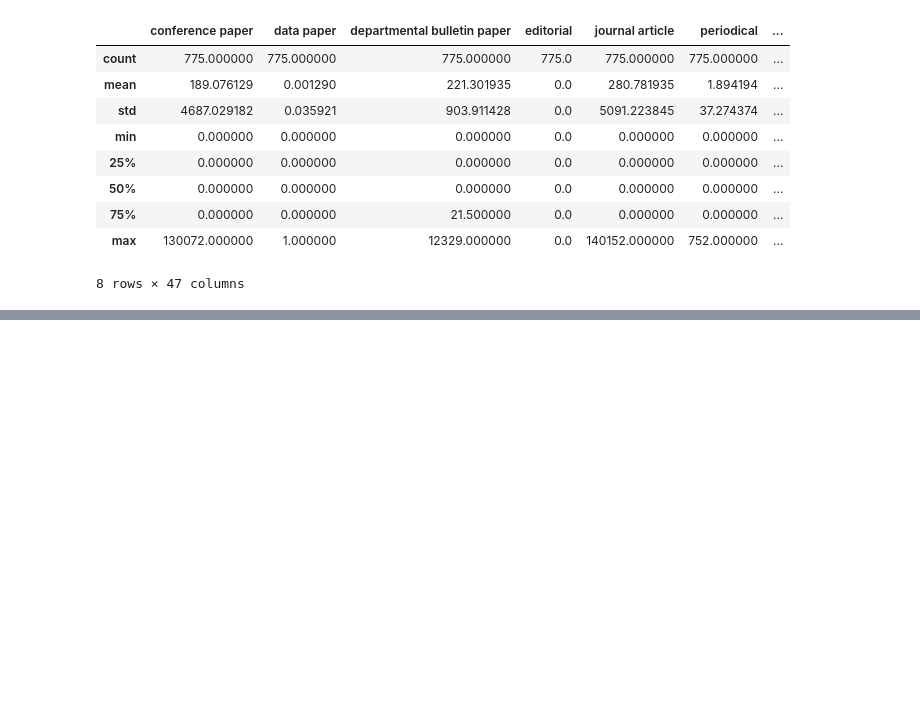
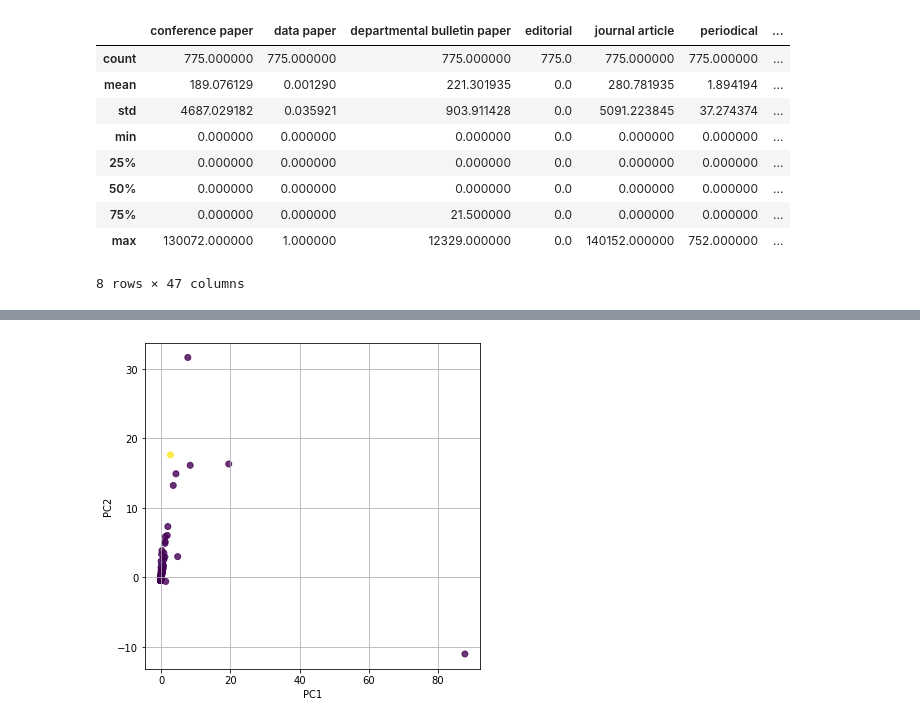
Before and after one commit to wonox/irdbscraping, a Jupyter notebook: irdb.ipynb, the cells around one changed output, grey strips where cells are left out. Saved outputs shown, nothing was run; the diff lists cells and outputs as text; code cells hidden in the pictures; blank space fills up the shorter version.

```diff
--- a/irdb.ipynb
+++ b/irdb.ipynb
@@ -107,0 +157,8 @@ df2205_sabun.describe()        # sample(5)
+# %%
+# 行・列ごとに欠損値の個数をカウント
+# print(df2205_all.isnull().sum(axis=0))
+df2205_all.dropna(how='all', axis=0, inplace=True)
+# %%
+# 変数の標準化
+df2205_all_std = df2205_all.apply(lambda x: (x-x.mean())/x.std(), axis=0)
+df2205_all_std.sample(3)
@@ -107,0 +172,16 @@ df2205_sabun.describe()        # sample(5)
+# %%
+#いったんとめる
+df2205_all_std.dropna(how='all', axis=1, inplace=True)
+# %%
+# ライブラリのインポート
+import numpy as np
+import pandas as pd
+import matplotlib.pyplot as plt
+from sklearn.decomposition import PCA
+# 主成分分析の実行
+pca = PCA()
+pca.fit(df2205_all_std)
+
+# データを主成分に変換
+pca_row = pca.transform(df2205_all_std)
+pca_row
@@ -107,0 +218,10 @@ df2205_sabun.describe()        # sample(5)
+# %%
+# 第一主成分と第二主成分でプロットする
+plt.figure(figsize=(6, 6))
+plt.scatter(pca_row[:, 0], pca_row[:, 1], alpha=0.8, c=list(df2205_all_std.iloc[:, 0]))
+plt.grid()
+plt.xlabel("PC1")
+plt.ylabel("PC2")
+plt.show()
+# %% [output]
+[figure, added]
```
Also changed, not shown: parts of 40 cells of this notebook.
